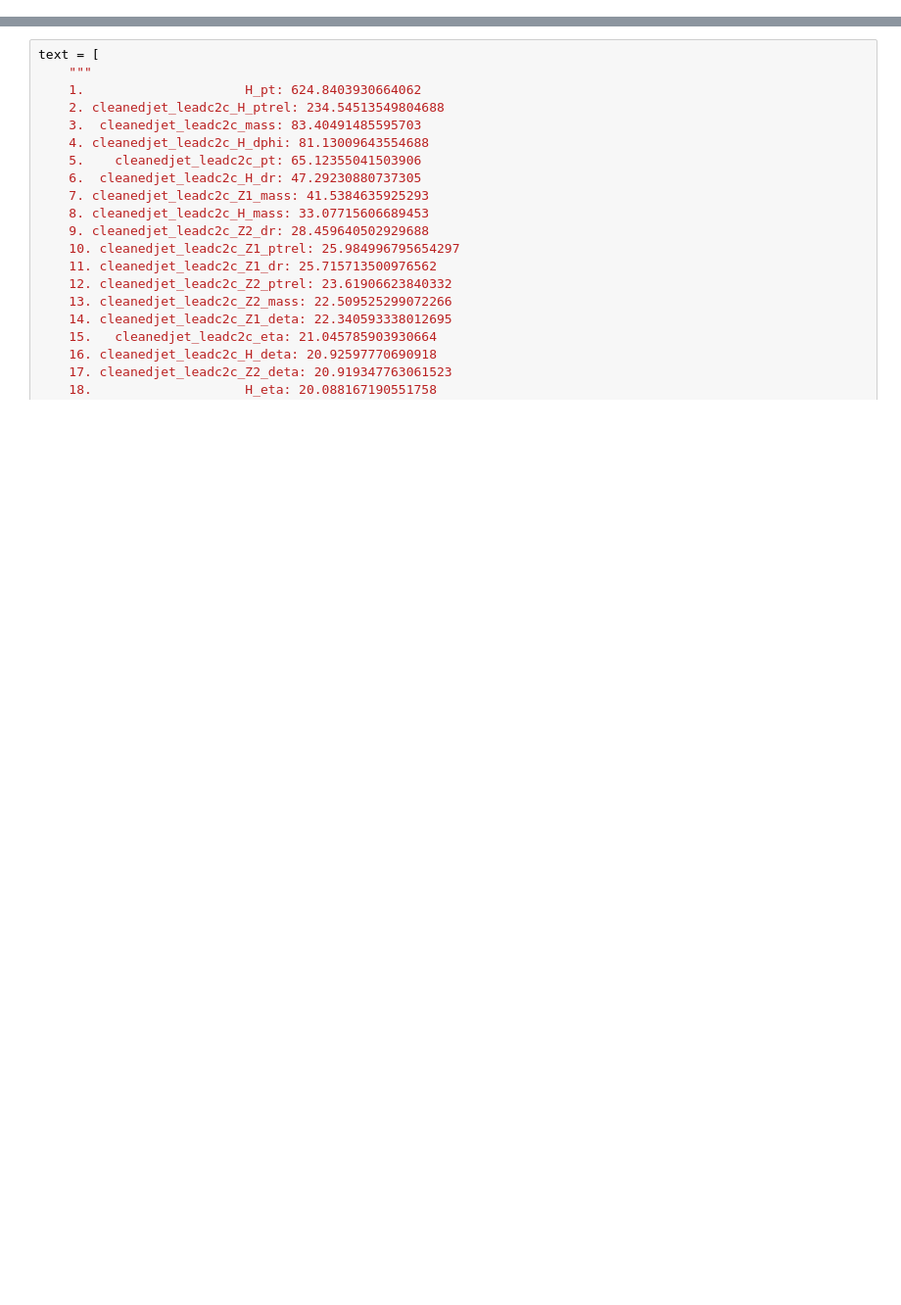
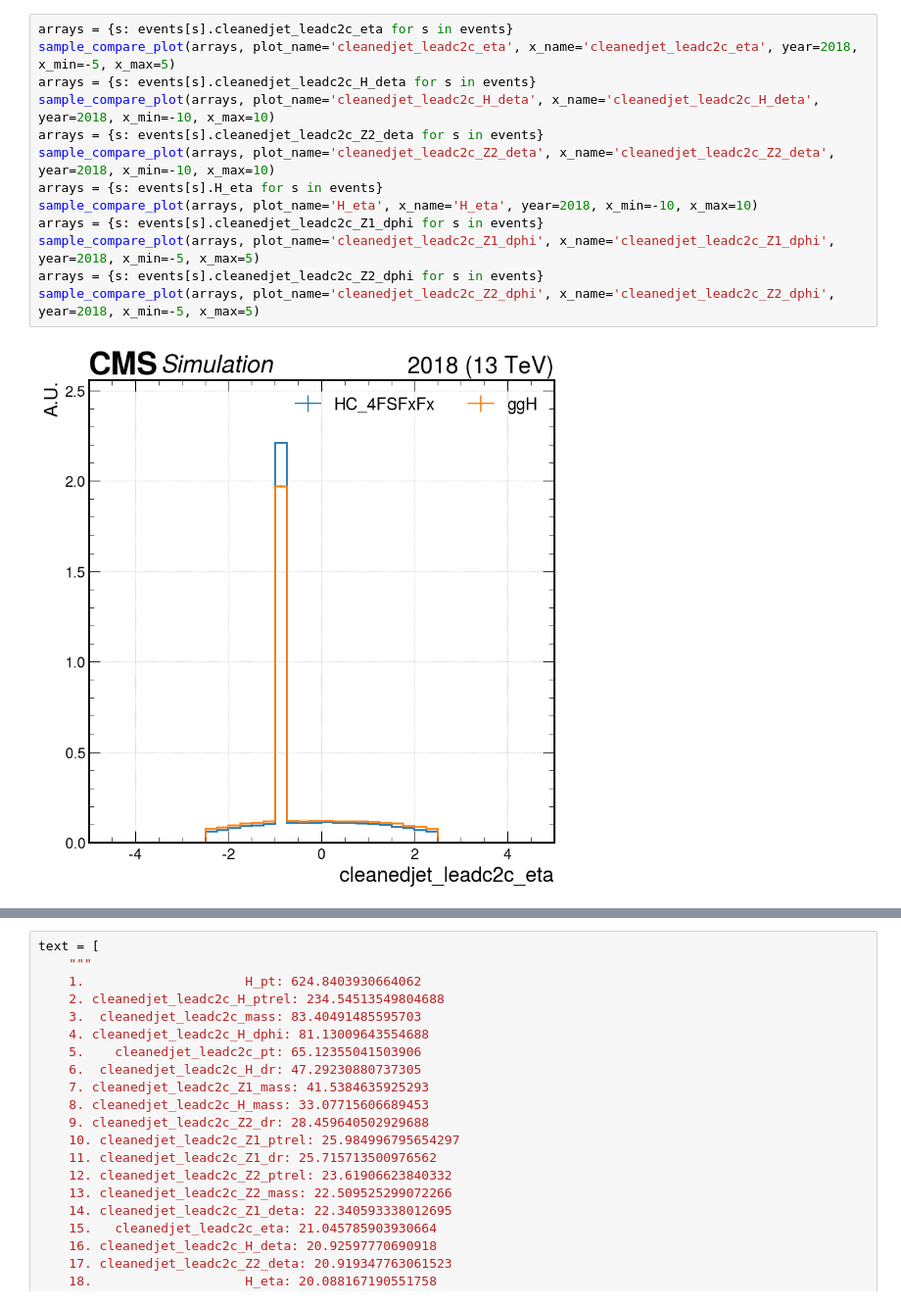
Before and after one commit to PKUfudawei/cHZZ_postprocess, a Jupyter notebook: notebooks/visualization.ipynb, the cells around one changed output, grey strips where cells are left out. Shown at 98% size. Saved outputs shown, nothing was run; the diff lists cells and outputs as text; blank space fills up the shorter version.

```diff
--- a/notebooks/visualization.ipynb
+++ b/notebooks/visualization.ipynb
@@ -170,0 +181,15 @@ sample_compare_plot(arrays, plot_name='mass_c', x_name=r'$m_{clean}(c)$', year=2
+# %%
+arrays = {s: events[s].cleanedjet_leadc2c_eta for s in events}
+sample_compare_plot(arrays, plot_name='cleanedjet_leadc2c_eta', x_name='cleanedjet_leadc2c_eta', year=2018, x_min=-5, x_max=5)
+arrays = {s: events[s].cleanedjet_leadc2c_H_deta for s in events}
+sample_compare_plot(arrays, plot_name='cleanedjet_leadc2c_H_deta', x_name='cleanedjet_leadc2c_H_deta', year=2018, x_min=-10, x_max=10)
+arrays = {s: events[s].cleanedjet_leadc2c_Z2_deta for s in events}
+sample_compare_plot(arrays, plot_name='cleanedjet_leadc2c_Z2_deta', x_name='cleanedjet_leadc2c_Z2_deta', year=2018, x_min=-10, x_max=10)
+arrays = {s: events[s].H_eta for s in events}
+sample_compare_plot(arrays, plot_name='H_eta', x_name='H_eta', year=2018, x_min=-10, x_max=10)
+arrays = {s: events[s].cleanedjet_leadc2c_Z1_dphi for s in events}
+sample_compare_plot(arrays, plot_name='cleanedjet_leadc2c_Z1_dphi', x_name='cleanedjet_leadc2c_Z1_dphi', year=2018, x_min=-5, x_max=5)
+arrays = {s: events[s].cleanedjet_leadc2c_Z2_dphi for s in events}
+sample_compare_plot(arrays, plot_name='cleanedjet_leadc2c_Z2_dphi', x_name='cleanedjet_leadc2c_Z2_dphi', year=2018, x_min=-5, x_max=5)
+# %% [output]
+[figure, added]
```
Also changed, not shown: parts of 12 cells of this notebook, 40 other files.
